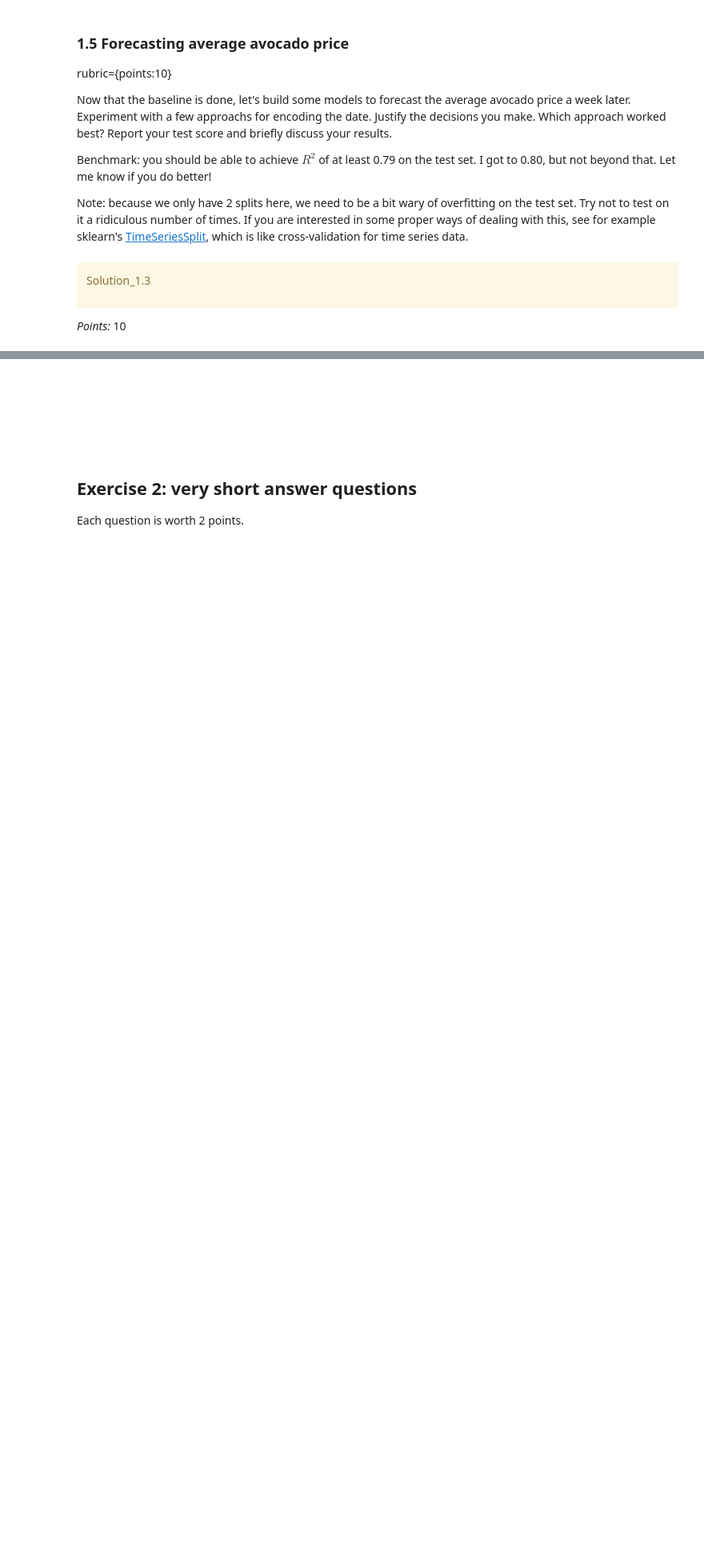
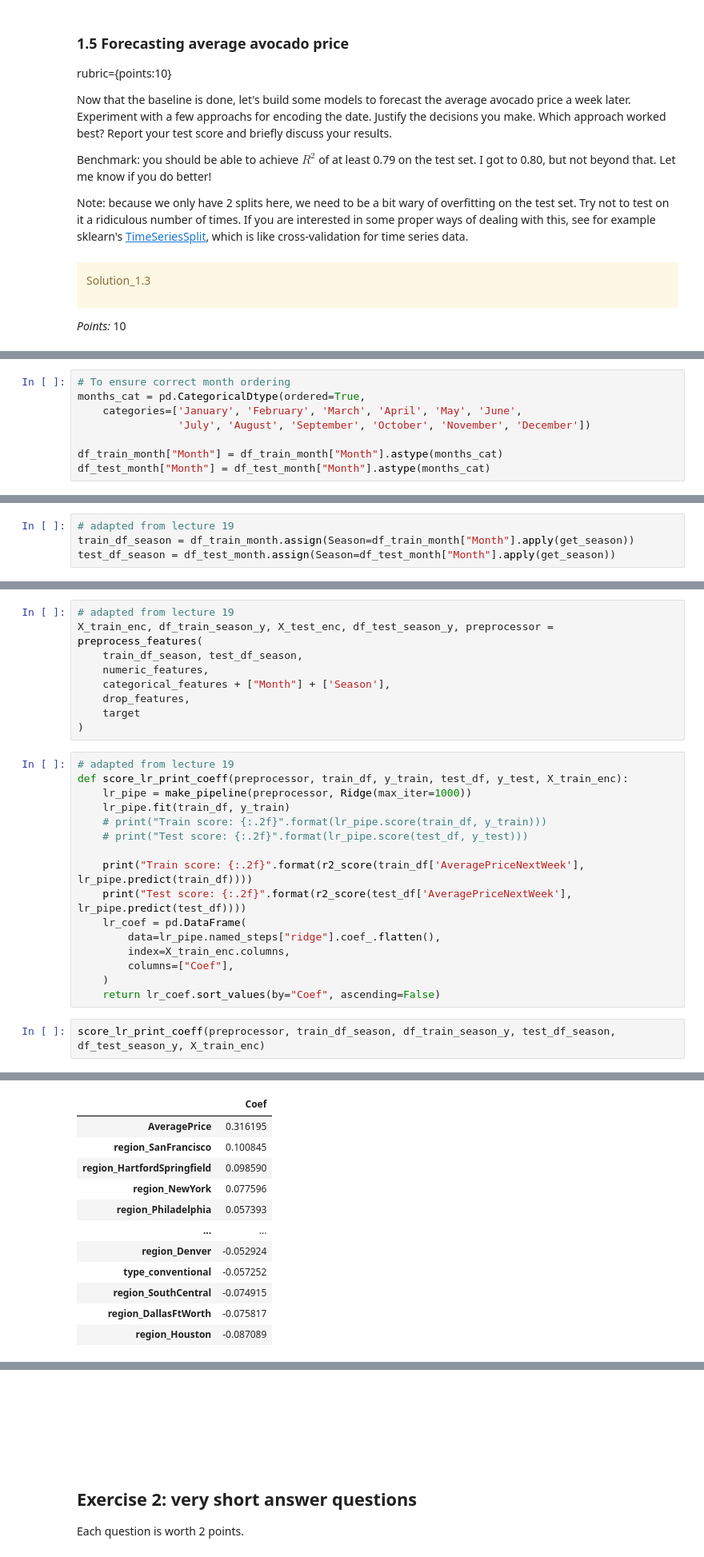
Before and after one commit to Nick-zhen/ML-Project, a Jupyter notebook: hw8/hw8.ipynb, the cells around one changed output, grey strips where cells are left out. Shown: that part at 80% size. Drawn from its saved outputs; the diff is of its cells as text; blank space fills up the shorter version.

```diff
--- a/hw8/hw8.ipynb
+++ b/hw8/hw8.ipynb
@@ -393,0 +408,8 @@ _Type your answer here, replacing this text._
+# %%
+# To ensure correct month ordering
+months_cat = pd.CategoricalDtype(ordered=True,
+    categories=['January', 'February', 'March', 'April', 'May', 'June',
+                'July', 'August', 'September', 'October', 'November', 'December'])
+
+df_train_month["Month"] = df_train_month["Month"].astype(months_cat)
+df_test_month["Month"] = df_test_month["Month"].astype(months_cat)
@@ -393,0 +432,4 @@ _Type your answer here, replacing this text._
+# %%
+# adapted from lecture 19
+train_df_season = df_train_month.assign(Season=df_train_month["Month"].apply(get_season))
+test_df_season = df_test_month.assign(Season=df_test_month["Month"].apply(get_season))
@@ -393,0 +507,28 @@ _Type your answer here, replacing this text._
+# %%
+# adapted from lecture 19
+X_train_enc, df_train_season_y, X_test_enc, df_test_season_y, preprocessor = preprocess_features(
+    train_df_season, test_df_season,
+    numeric_features,
+    categorical_features + ["Month"] + ['Season'],
+    drop_features,
+    target
+)
+# %%
+# adapted from lecture 19
+def score_lr_print_coeff(preprocessor, train_df, y_train, test_df, y_test, X_train_enc):
+    lr_pipe = make_pipeline(preprocessor, Ridge(max_iter=1000))
+    lr_pipe.fit(train_df, y_train)
+    # print("Train score: {:.2f}".format(lr_pipe.score(train_df, y_train)))
+    # print("Test score: {:.2f}".format(lr_pipe.score(test_df, y_test)))
+
+    print("Train score: {:.2f}".format(r2_score(train_df['AveragePriceNextWeek'], lr_pipe.predict(train_df))))
+    print("Test score: {:.2f}".format(r2_score(test_df['AveragePriceNextWeek'], lr_pipe.predict(test_df))))
+    lr_coef = pd.DataFrame(
+        data=lr_pipe.named_steps["ridge"].coef_.flatten(),
+        index=X_train_enc.columns,
+        columns=["Coef"],
+    )
+    return lr_coef.sort_values(by="Coef", ascending=False)
+# %%
+score_lr_print_coeff(preprocessor, train_df_season, df_train_season_y, test_df_season, df_test_season_y, X_train_enc)
+# %% [output]
@@ -393,0 +537,12 @@ _Type your answer here, replacing this text._
+|  | Coef |
+| AveragePrice | 0.316195 |
+| region_SanFrancisco | 0.100845 |
+| region_HartfordSpringfield | 0.098590 |
+| region_NewYork | 0.077596 |
+| region_Philadelphia | 0.057393 |
+| ... | ... |
+| region_Denver | -0.052924 |
+| type_conventional | -0.057252 |
+| region_SouthCentral | -0.074915 |
+| region_DallasFtWorth | -0.075817 |
+| region_Houston | -0.087089 |
```
Also changed, not shown: parts of 49 cells of this notebook.
